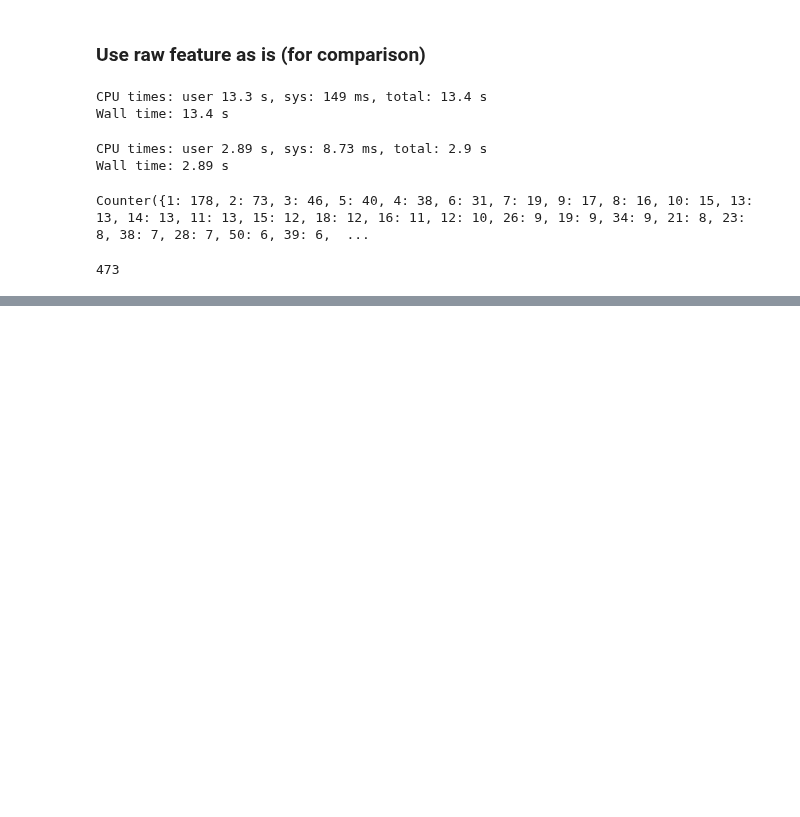
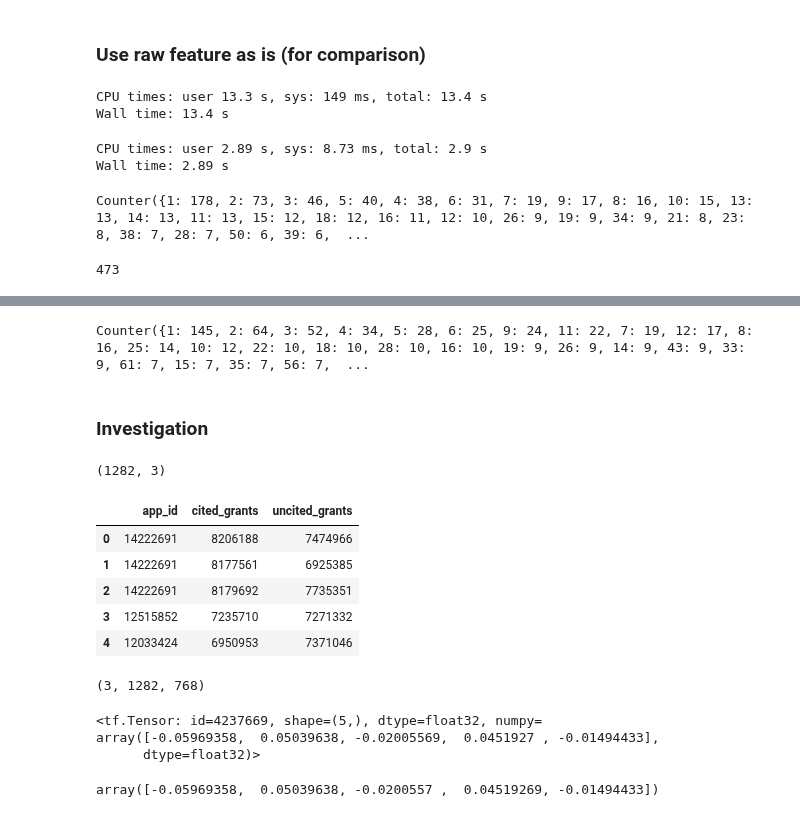
Before and after one commit to yoheikikuta/US-patent-analysis, a Jupyter notebook: colab/bert_tripletloss.ipynb, the cells around one changed output, grey strips where cells are left out. Drawn from its saved outputs; the diff is of its cells as text; code cells hidden in the pictures; blank space fills up the shorter version.

```diff
--- a/colab/bert_tripletloss.ipynb
+++ b/colab/bert_tripletloss.ipynb
@@ -564,0 +710,23 @@ sum(counter[i] for i in range(11))
+# %%
+counter = calc_all_ranks_counter(test_extracted_features_df['doc_id'], ten_sim_dict)
+print(counter)
+# %% [output]
+Counter({1: 145, 2: 64, 3: 52, 4: 34, 5: 28, 6: 25, 9: 24, 11: 22, 7: 19, 12: 17, 8: 16, 25: 14, 10: 12, 22: 10, 18: 10, 28: 10, 16: 10, 19: 9, 26: 9, 14: 9, 43: 9, 33: 9, 61: 7, 15: 7, 35: 7, 56: 7,  ...
+# %% [markdown]
+### Investigation
+# %%
+random.seed(0)
+trip = create_triplet_pairs(0, 100)
+# %%
+trip.shape
+# %% [output]
+(1282, 3)
+# %%
+trip[0:5]
+# %% [output]
+|  | app_id | cited_grants | uncited_grants |
+| 0 | 14222691 | 8206188 | 7474966 |
+| 1 | 14222691 | 8177561 | 6925385 |
+| 2 | 14222691 | 8179692 | 7735351 |
+| 3 | 12515852 | 7235710 | 7271332 |
+| 4 | 12033424 | 6950953 | 7371046 |
@@ -564,0 +736,4 @@ sum(counter[i] for i in range(11))
+# %%
+test.shape
+# %% [output]
+(3, 1282, 768)
@@ -564,0 +743,10 @@ sum(counter[i] for i in range(11))
+# %%
+anchor_data[0, 0:5]
+# %% [output]
+<tf.Tensor: id=4237669, shape=(5,), dtype=float32, numpy=
+array([-0.05969358,  0.05039638, -0.02005569,  0.0451927 , -0.01494433],
+      dtype=float32)>
+# %%
+train_normalized_feature_dict_1000[14222691][0:5]
+# %% [output]
+array([-0.05969358,  0.05039638, -0.0200557 ,  0.04519269, -0.01494433])
```
Also changed, not shown: parts of 85 cells of this notebook.
